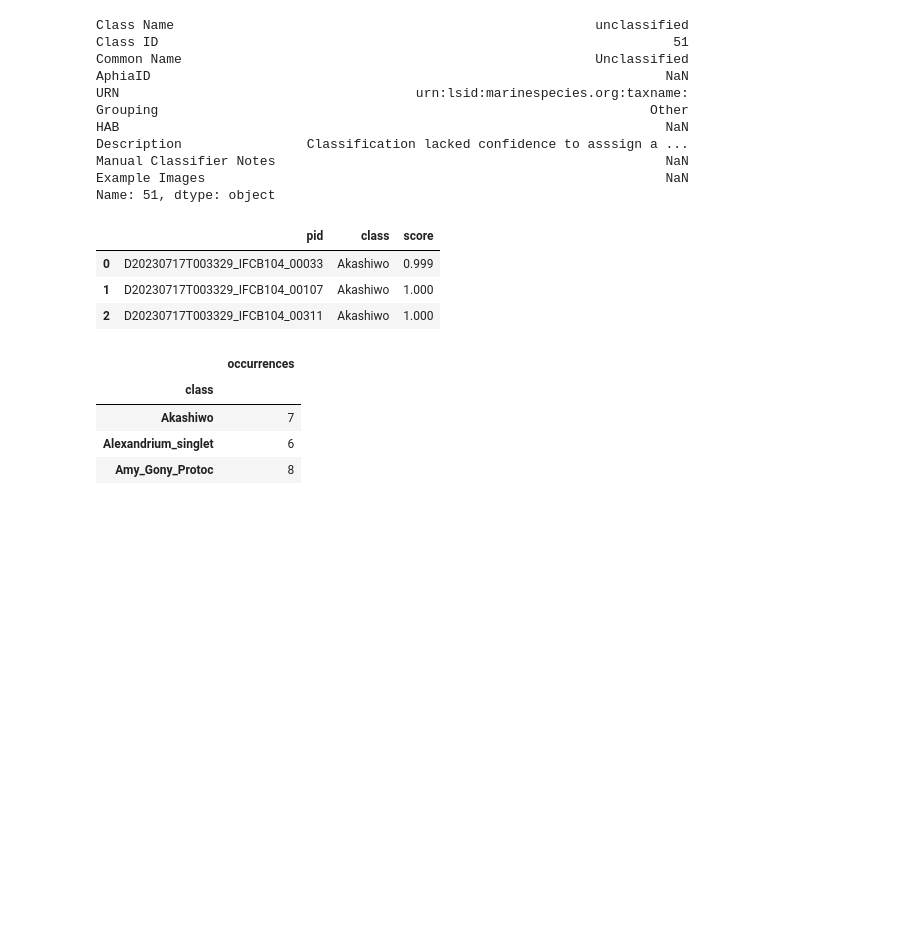
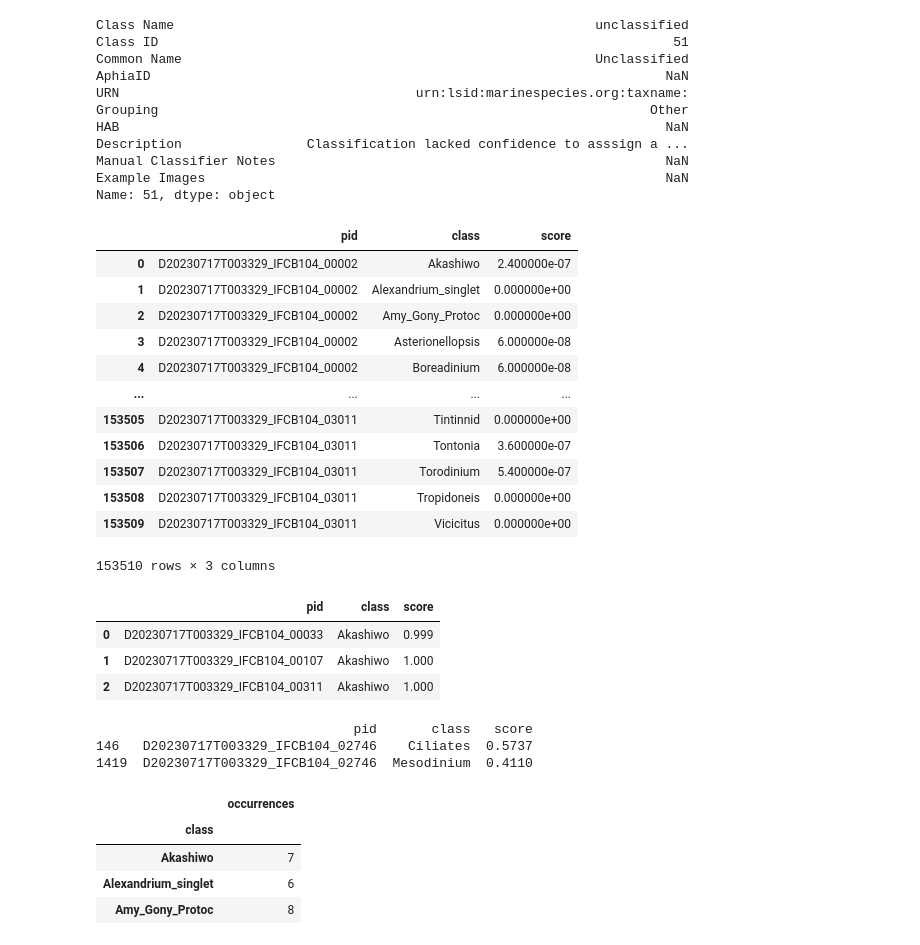
Before and after one commit to CeNCOOS/OBIS_workshop_2024_IFCB, a Jupyter notebook: getSantaCruzdata.ipynb, the cells around one changed output. Cells and saved outputs as stored; diff of their text form; code cells hidden in the pictures; blank space fills up the shorter version.

```diff
--- a/getSantaCruzdata.ipynb
+++ b/getSantaCruzdata.ipynb
@@ -199,6 +199,22 @@ for r in ik:
         score.append(float(junk[2]))
 # %%
 bigtable=pd.DataFrame({'pid':pid,'class':myclass,'score':score})
+# %%
+bigtable
+# %% [output]
+|  | pid | class | score |
+| 0 | D20230717T003329_IFCB104_00002 | Akashiwo | 2.400000e-07 |
+| 1 | D20230717T003329_IFCB104_00002 | Alexandrium_singlet | 0.000000e+00 |
+| 2 | D20230717T003329_IFCB104_00002 | Amy_Gony_Protoc | 0.000000e+00 |
+| 3 | D20230717T003329_IFCB104_00002 | Asterionellopsis | 6.000000e-08 |
+| 4 | D20230717T003329_IFCB104_00002 | Boreadinium | 6.000000e-08 |
+| ... | ... | ... | ... |
+| 153505 | D20230717T003329_IFCB104_03011 | Tintinnid | 0.000000e+00 |
+| 153506 | D20230717T003329_IFCB104_03011 | Tontonia | 3.600000e-07 |
+| 153507 | D20230717T003329_IFCB104_03011 | Torodinium | 5.400000e-07 |
+| 153508 | D20230717T003329_IFCB104_03011 | Tropidoneis | 0.000000e+00 |
+| 153509 | D20230717T003329_IFCB104_03011 | Vicicitus | 0.000000e+00 |
+153510 rows × 3 columns
 # %%
 [l1,l2]=threshold.shape
 # %%
@@ -223,6 +245,26 @@ classtable.head(3)
 | 0 | D20230717T003329_IFCB104_00033 | Akashiwo | 0.999 |
 | 1 | D20230717T003329_IFCB104_00107 | Akashiwo | 1.000 |
 | 2 | D20230717T003329_IFCB104_00311 | Akashiwo | 1.000 |
+# %%
+# find common pid with different class names
+# This was to check if the same pid occurrs in the table
+# we need to worry about this and keep it in mind
+la=len(autoclass)
+for o in np.arange(0,la):
+    p=autoclass['pid'][o]
+    zc=classtable['pid']==p
+    test=classtable[zc]
+    if test.empty:
+        # do nothing
+        i=0
+    else:
+        #print(len(test))
+        if len(test) > 1:
+            print(test)
+# %% [output]
+                                 pid       class   score
+146   D20230717T003329_IFCB104_02746    Ciliates  0.5737
+1419  D20230717T003329_IFCB104_02746  Mesodinium  0.4110
 # %%
 # This is an example we want to use later commenting out and cleaning up code
 #pidsbyclass=classtable['class']=='Centric'
```
Also changed, not shown: parts of 9 cells of this notebook.
